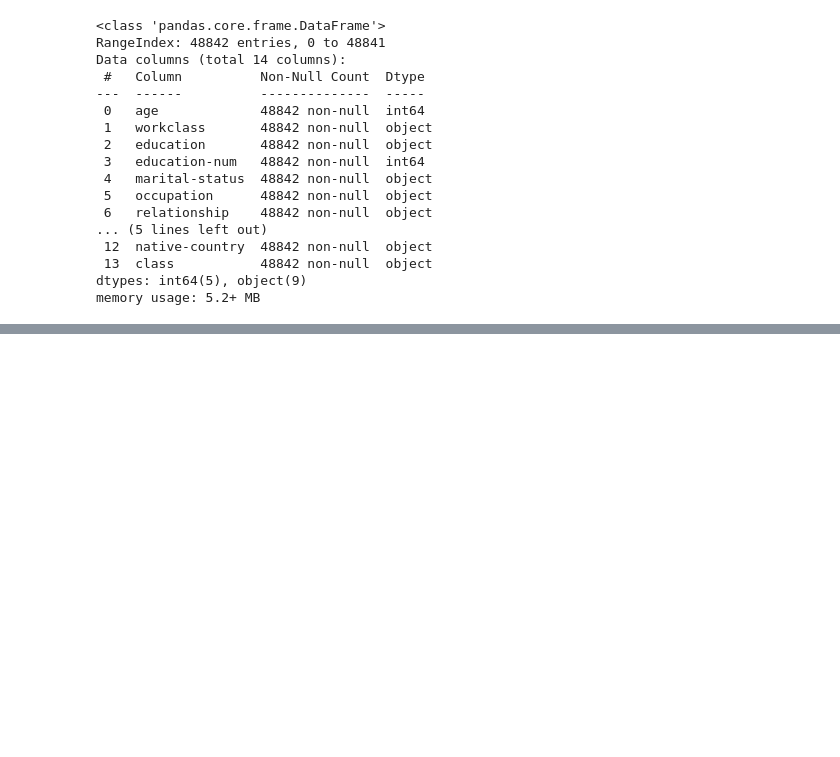
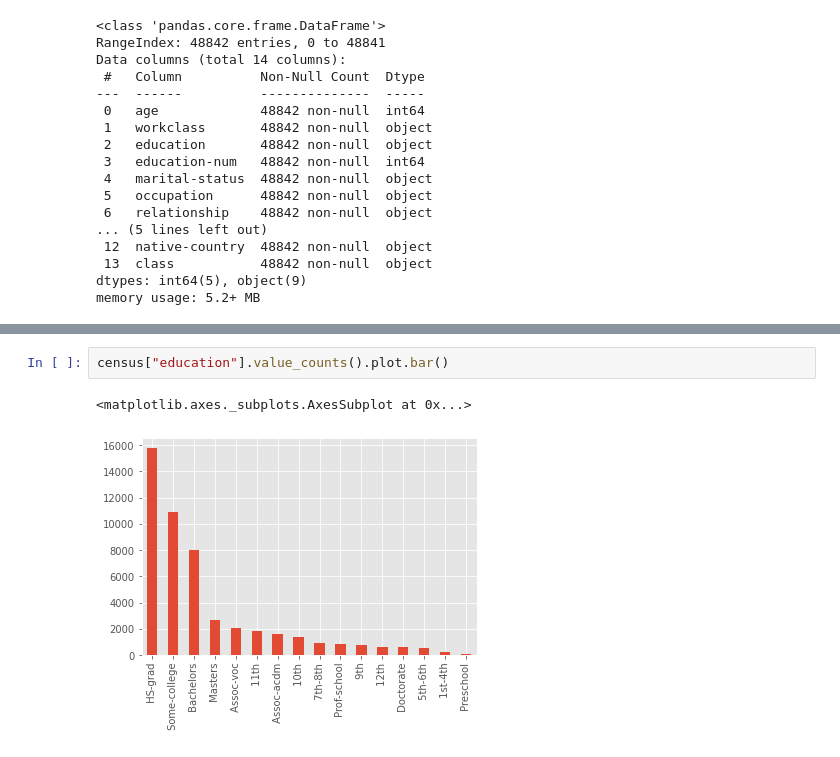
Before and after one commit to juanxo90/ML_examples, a Jupyter notebook: 03_python_tabular_data_exploration.ipynb, the cells around one changed output, grey strips where cells are left out. Drawn from its saved outputs; the diff is of its cells as text; blank space fills up the shorter version.

```diff
--- a/03_python_tabular_data_exploration.ipynb
+++ b/03_python_tabular_data_exploration.ipynb
@@ -66,0 +76,5 @@ plt.style.use('ggplot')
+# %%
+census["education"].value_counts().plot.bar()
+# %% [output]
+<matplotlib.axes._subplots.AxesSubplot at 0x...>
+[figure, added]
```
Also changed, not shown: parts of 9 cells of this notebook.
